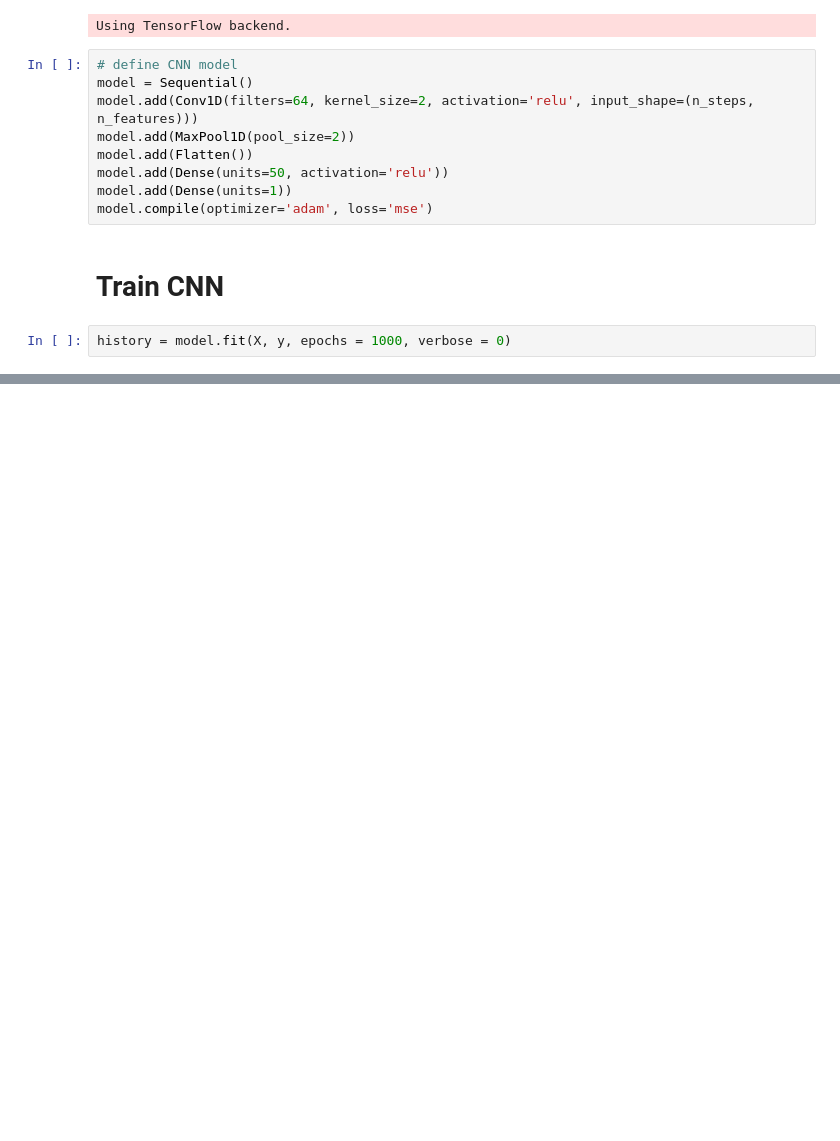
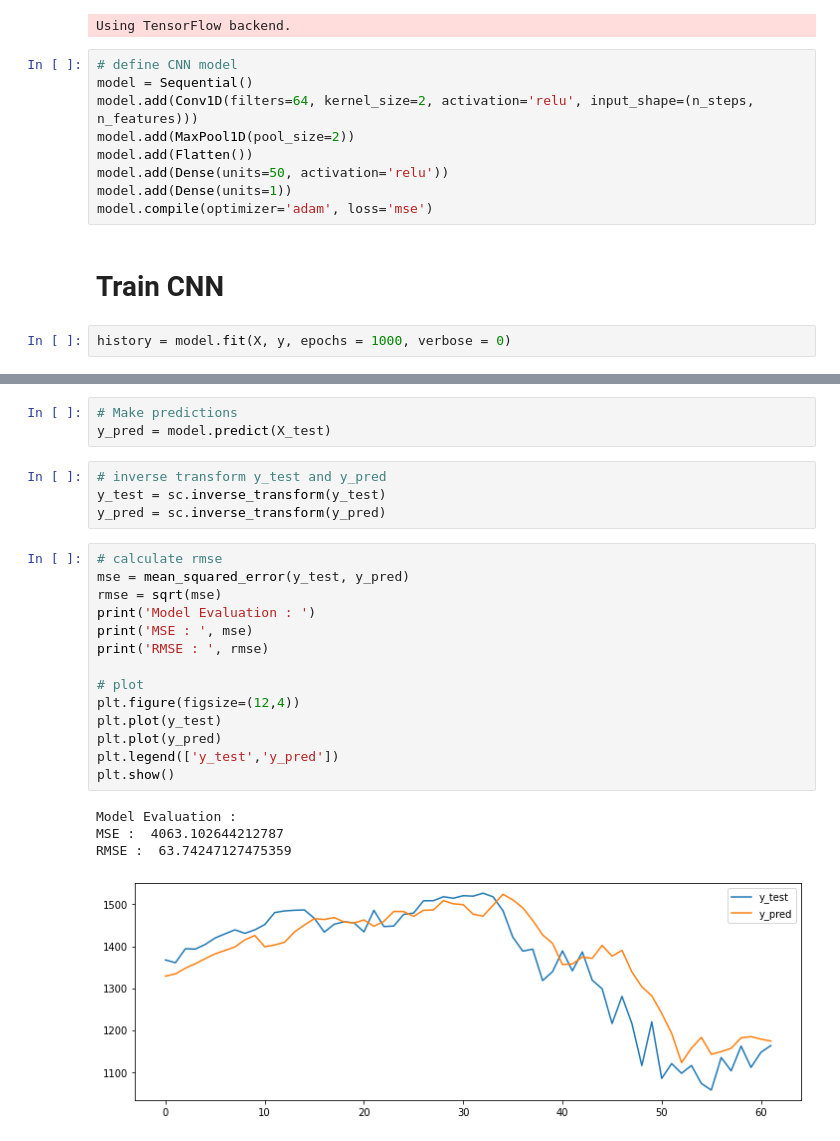
Before and after one commit to WoradeeKongthong/stock_price_time_series, a Jupyter notebook: 06_stockPrice_univariateCNN_singleStepOutput.ipynb, the cells around one changed output, grey strips where cells are left out. Saved outputs shown, nothing was run; the diff lists cells and outputs as text; blank space fills up the shorter version.

```diff
--- a/06_stockPrice_univariateCNN_singleStepOutput.ipynb
+++ b/06_stockPrice_univariateCNN_singleStepOutput.ipynb
@@ -142,0 +178,26 @@ plt.show()
+# %%
+# Make predictions
+y_pred = model.predict(X_test)
+# %%
+# inverse transform y_test and y_pred
+y_test = sc.inverse_transform(y_test)
+y_pred = sc.inverse_transform(y_pred)
+# %%
+# calculate rmse
+mse = mean_squared_error(y_test, y_pred)
+rmse = sqrt(mse)
+print('Model Evaluation : ')
+print('MSE : ', mse)
+print('RMSE : ', rmse)
+
+# plot
+plt.figure(figsize=(12,4))
+plt.plot(y_test)
+plt.plot(y_pred)
+plt.legend(['y_test','y_pred'])
+plt.show()
+# %% [output]
+Model Evaluation :
+MSE :  4063.102644212787
+RMSE :  63.74247127475359
+[figure, added]
```
Also changed, not shown: parts of 6 cells of this notebook.
